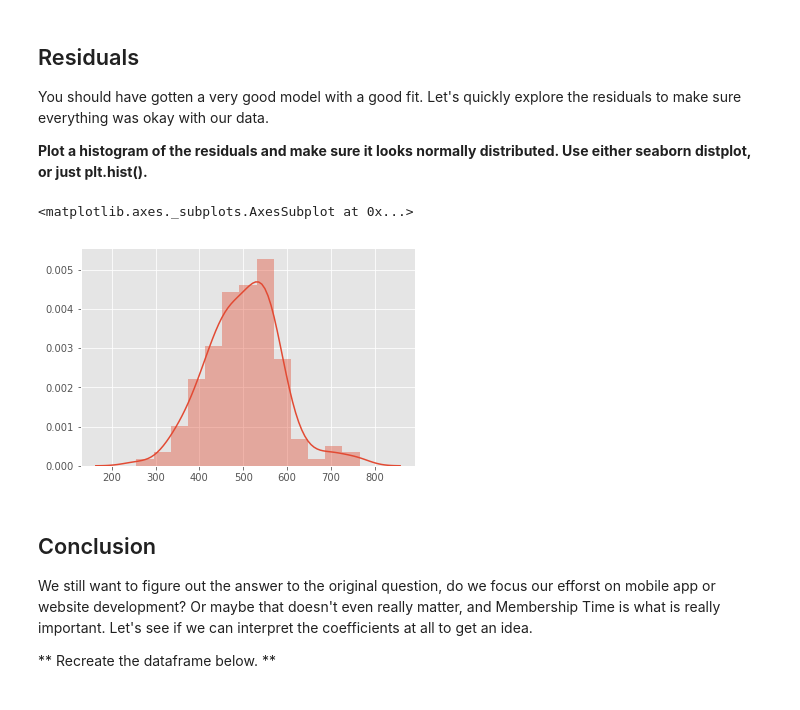
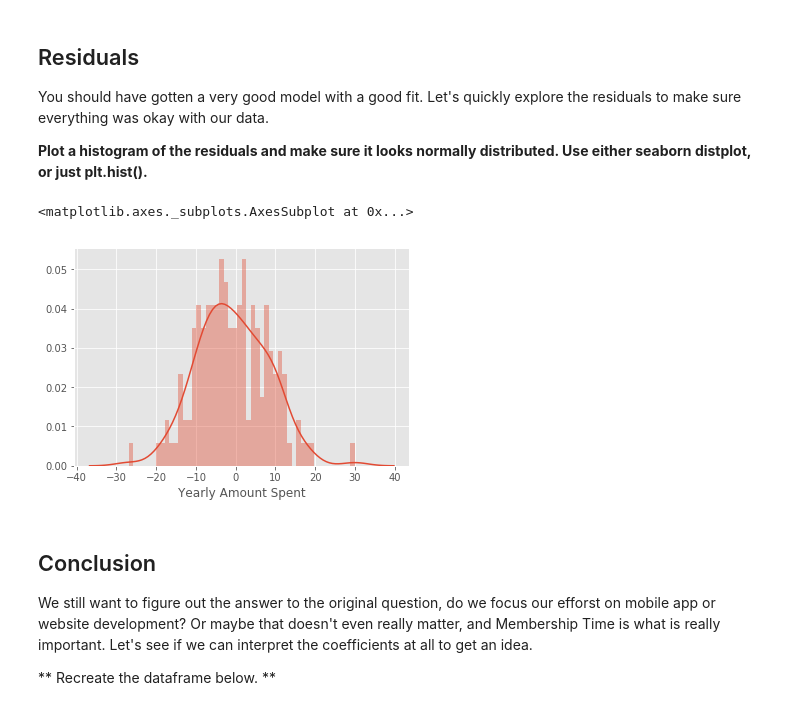
Before and after one commit to jwnwilson/ML_exercises, a Jupyter notebook: linear_regression/Linear Regression - Project Exercise .ipynb, the cells around one changed output. Drawn from its saved outputs; the diff is of its cells as text; code cells hidden in the pictures.

```diff
--- a/linear_regression/Linear Regression - Project Exercise .ipynb
+++ b/linear_regression/Linear Regression - Project Exercise .ipynb
@@ -238,11 +238,12 @@ RMSE:  8.93381506698
 You should have gotten a very good model with a good fit. Let's quickly explore the residuals to make sure everything was okay with our data.
 
 **Plot a histogram of the residuals and make sure it looks normally distributed. Use either seaborn distplot, or just plt.hist().**
-# %%
-sns.distplot(y_pred)
-# %% [output]
-<matplotlib.axes._subplots.AxesSubplot at 0x...>
-[figure, removed]
+# %%
+# Residuals
+sns.distplot((y_test - y_pred), bins=50)
+# %% [output]
+<matplotlib.axes._subplots.AxesSubplot at 0x...>
+[figure, added]
 # %% [markdown]
 ## Conclusion
 We still want to figure out the answer to the original question, do we focus our efforst on mobile app or website development? Or maybe that doesn't even really matter, and Membership Time is what is really important.  Let's see if we can interpret the coefficients at all to get an idea.
```
Also changed, not shown: parts of 1 cell of this notebook, 3 other files.
